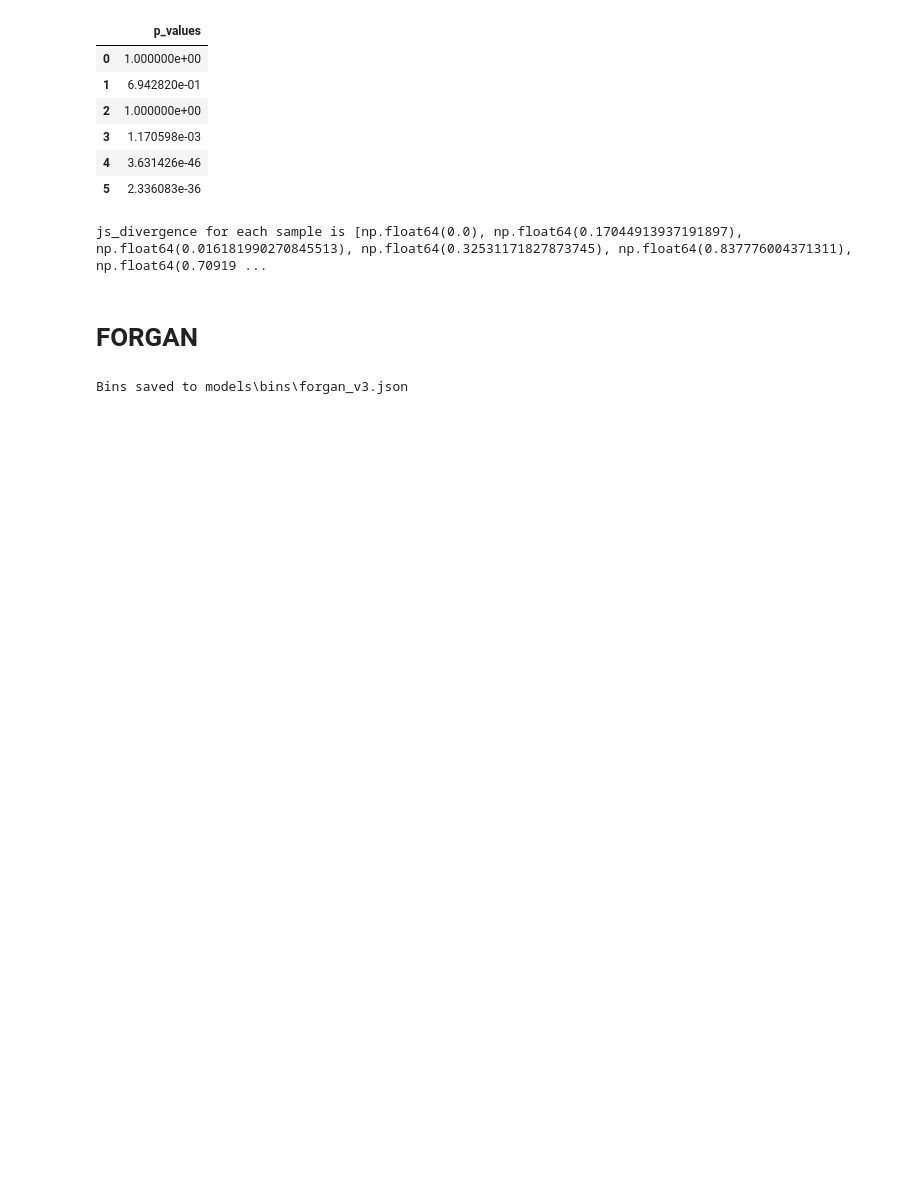
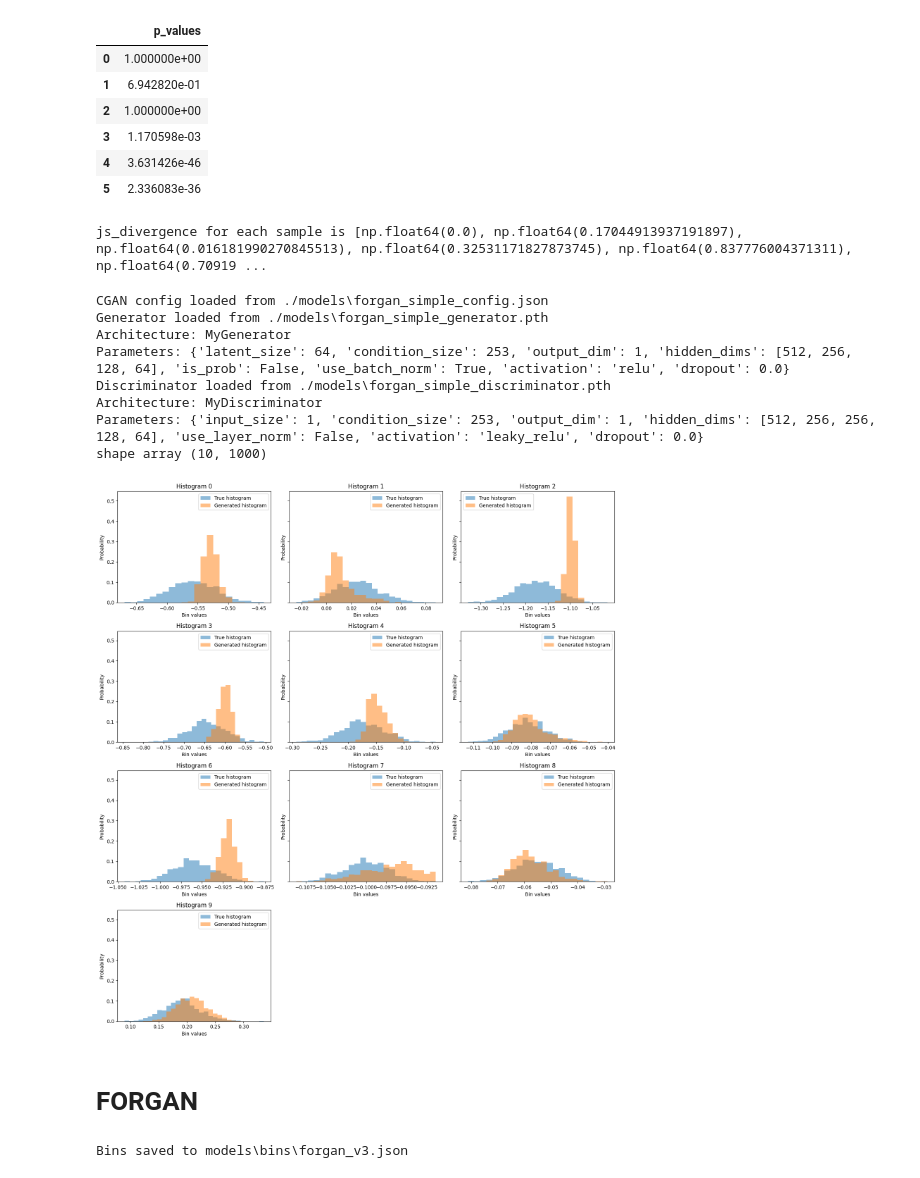
Before and after one commit to matteorofrano/CGAN-for-probability-distribution-generation, a Jupyter notebook: tests.ipynb, the cells around one changed output. Saved outputs shown, nothing was run; the diff lists cells and outputs as text; code cells hidden in the pictures; blank space fills up the shorter version.

Commit message:
fixed plot functions

```diff
--- a/tests.ipynb
+++ b/tests.ipynb
@@ -738,6 +730,44 @@ print(f'js_divergence for each sample is {js_divergence}. The mean divergence is
 js_divergence for each sample is [np.float64(0.0), np.float64(0.17044913937191897), np.float64(0.016181990270845513), np.float64(0.32531171827873745), np.float64(0.837776004371311), np.float64(0.70919 ...
 # %%
 plot_bin_dist(pdfs, generated, bins, Xt, ncols=3)
+# %%
+X0_range = (0.0,0.0)
+mu_range = (0.0, 0.0)
+sigma_range = (0.01, 0.8)
+T = 1.0        # Time horizon (1 year)
+N = 253        # Number of time steps
+J = 10        # Number of paths to simulate
+SEED=42
+
+# --- Run the Simulation ---
+sim = DataSimulator(X0_range=X0_range, mu_range=mu_range, sigma_range=sigma_range,
+                            T=T, N=N, n_simulations=J, seed=SEED)
+
+trajectories = sim.get_paths()
+paths = trajectories[:, :-1] #shape JxN-1
+targets= trajectories[:, -1:] #shape Jx1
+pdfs = sim.get_pdf(n_bins=0, P=paths[:, -1], n_steps_ahead=1, mc_sims=1000)
+
+# model
+conditional_gan = MyCGAN(max_epoch=100, name='forgan_simple')
+conditional_gan.load_models()
+
+
+mydata, _, _ = prepare_data(targets, paths)
+condition, generated = conditional_gan.generate(mydata, get_pdf=True, bins = None)
+
+true_pdfs, generated_pdfs, bin_edges_list = compare_simulated_pdfs(pdfs, generated)
+plot_bin_dist(true_pdfs, generated_pdfs, bins_values=bin_edges_list)
+# %% [output]
+CGAN config loaded from ./models\forgan_simple_config.json
+Generator loaded from ./models\forgan_simple_generator.pth
+Architecture: MyGenerator
+Parameters: {'latent_size': 64, 'condition_size': 253, 'output_dim': 1, 'hidden_dims': [512, 256, 128, 64], 'is_prob': False, 'use_batch_norm': True, 'activation': 'relu', 'dropout': 0.0}
+Discriminator loaded from ./models\forgan_simple_discriminator.pth
+Architecture: MyDiscriminator
+Parameters: {'input_size': 1, 'condition_size': 253, 'output_dim': 1, 'hidden_dims': [512, 256, 256, 128, 64], 'use_layer_norm': False, 'activation': 'leaky_relu', 'dropout': 0.0}
+shape array (10, 1000)
+[figure, added]
 # %% [markdown]
 # FORGAN
 # %%
```
Also changed, not shown: parts of 4 cells of this notebook, 12 other files.
